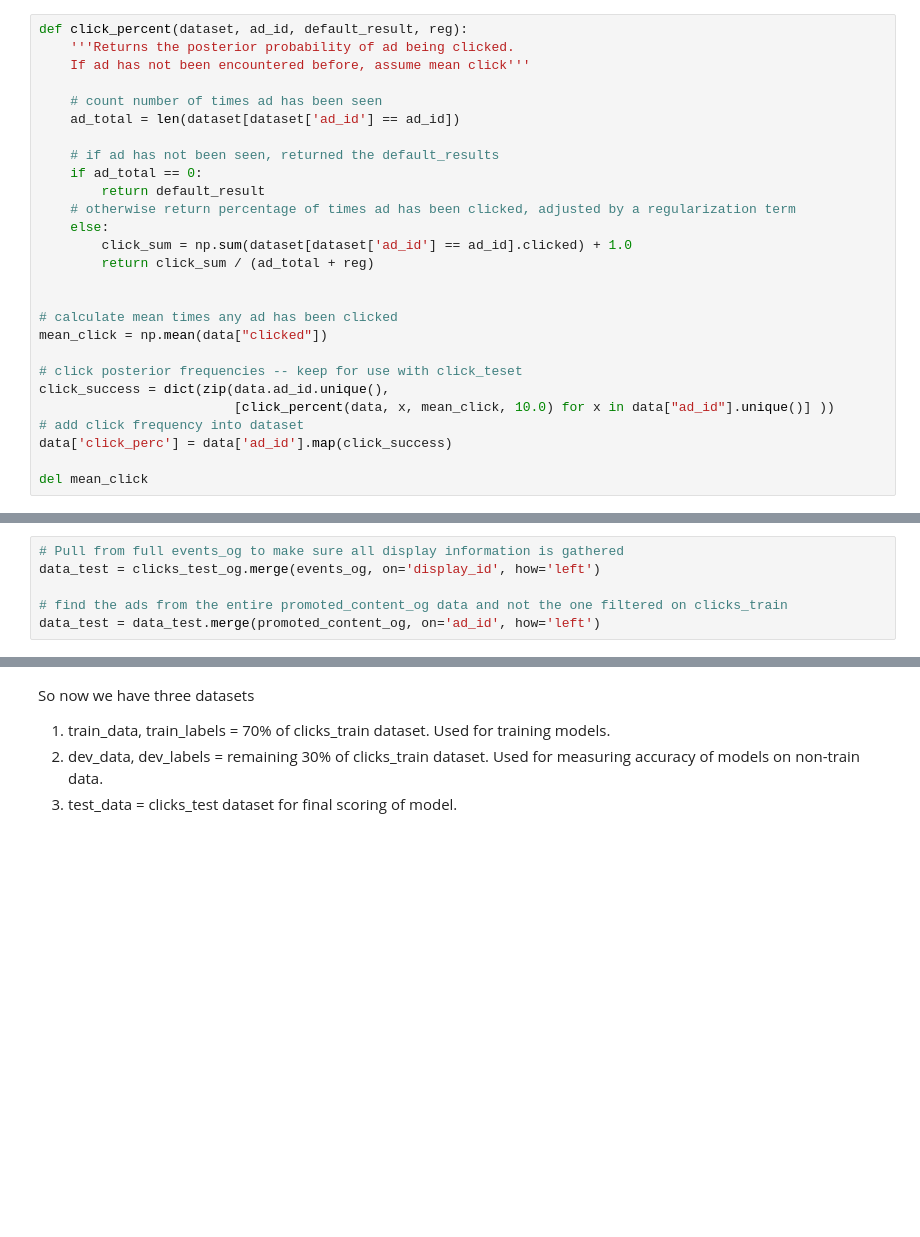
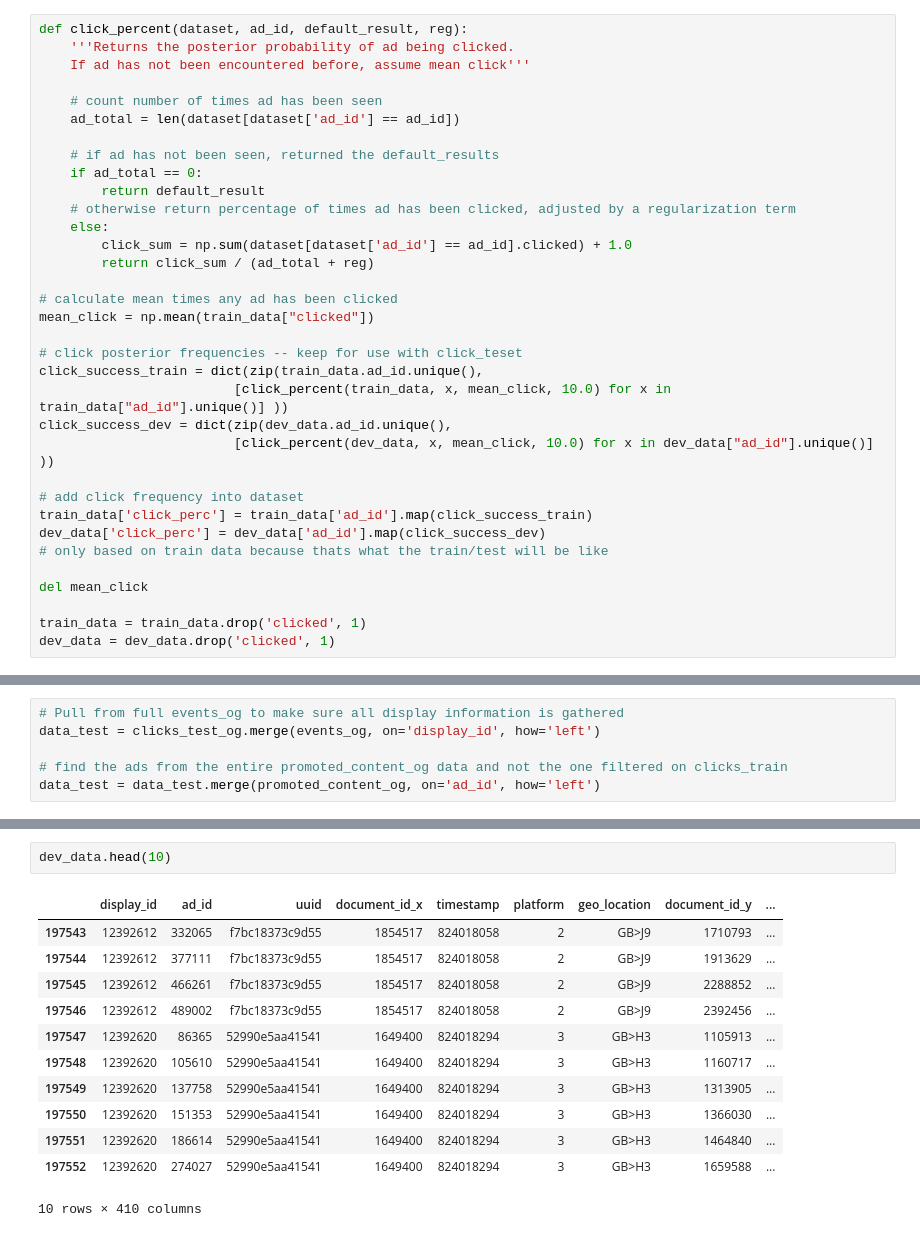
Before and after one commit to sarahkelley/w207_final_project_Cluster-F, a Jupyter notebook: Final_Notebook_EDA_Data_Loading.ipynb, the cells around one changed output, grey strips where cells are left out. Drawn from its saved outputs; the diff is of its cells as text; blank space fills up the shorter version.

Commit message:
moved up training/dev split to properly calculate fab four to respective datasets

```diff
--- a/Final_Notebook_EDA_Data_Loading.ipynb
+++ b/Final_Notebook_EDA_Data_Loading.ipynb
@@ -396,14 +474,21 @@ def click_percent(dataset, ad_id, default_result, reg):
         click_sum = np.sum(dataset[dataset['ad_id'] == ad_id].clicked) + 1.0
         return click_sum / (ad_total + reg)
 
-
 # calculate mean times any ad has been clicked
-mean_click = np.mean(data["clicked"])
+mean_click = np.mean(train_data["clicked"])
 
 # click posterior frequencies -- keep for use with click_teset
-click_success = dict(zip(data.ad_id.unique(),
-                         [click_percent(data, x, mean_click, 10.0) for x in data["ad_id"].unique()] ))
+click_success_train = dict(zip(train_data.ad_id.unique(),
+                         [click_percent(train_data, x, mean_click, 10.0) for x in train_data["ad_id"].unique()] ))
+click_success_dev = dict(zip(dev_data.ad_id.unique(),
+                         [click_percent(dev_data, x, mean_click, 10.0) for x in dev_data["ad_id"].unique()] ))
+
 # add click frequency into dataset
-data['click_perc'] = data['ad_id'].map(click_success)
+train_data['click_perc'] = train_data['ad_id'].map(click_success_train)
+dev_data['click_perc'] = dev_data['ad_id'].map(click_success_dev)
+# only based on train data because thats what the train/test will be like
 
 del mean_click
+
+train_data = train_data.drop('clicked', 1)
+dev_data = dev_data.drop('clicked', 1)
@@ -460,8 +516,18 @@ dev data shape: (84662, 410)
-# %% [markdown]
-So now we have three datasets
-1. train_data, train_labels = 70% of clicks_train dataset. Used for training models.
-2. dev_data, dev_labels = remaining 30% of clicks_train dataset. Used for measuring accuracy of models on non-train data.
-3. test_data = clicks_test dataset for final scoring of model.
+# %%
+dev_data.head(10)
+# %% [output]
+|  | display_id | ad_id | uuid | document_id_x | timestamp | platform | geo_location | document_id_y | ... |
+| 197543 | 12392612 | 332065 | f7bc18373c9d55 | 1854517 | 824018058 | 2 | GB>J9 | 1710793 | ... |
+| 197544 | 12392612 | 377111 | f7bc18373c9d55 | 1854517 | 824018058 | 2 | GB>J9 | 1913629 | ... |
+| 197545 | 12392612 | 466261 | f7bc18373c9d55 | 1854517 | 824018058 | 2 | GB>J9 | 2288852 | ... |
+| 197546 | 12392612 | 489002 | f7bc18373c9d55 | 1854517 | 824018058 | 2 | GB>J9 | 2392456 | ... |
+| 197547 | 12392620 | 86365 | 52990e5aa41541 | 1649400 | 824018294 | 3 | GB>H3 | 1105913 | ... |
+| 197548 | 12392620 | 105610 | 52990e5aa41541 | 1649400 | 824018294 | 3 | GB>H3 | 1160717 | ... |
+| 197549 | 12392620 | 137758 | 52990e5aa41541 | 1649400 | 824018294 | 3 | GB>H3 | 1313905 | ... |
+| 197550 | 12392620 | 151353 | 52990e5aa41541 | 1649400 | 824018294 | 3 | GB>H3 | 1366030 | ... |
+| 197551 | 12392620 | 186614 | 52990e5aa41541 | 1649400 | 824018294 | 3 | GB>H3 | 1464840 | ... |
+| 197552 | 12392620 | 274027 | 52990e5aa41541 | 1649400 | 824018294 | 3 | GB>H3 | 1659588 | ... |
+10 rows × 410 columns
 # %%
 # to print any of these datasets to csv, uncomment the appropriate line
 
```
Also changed, not shown: parts of 18 cells of this notebook.
